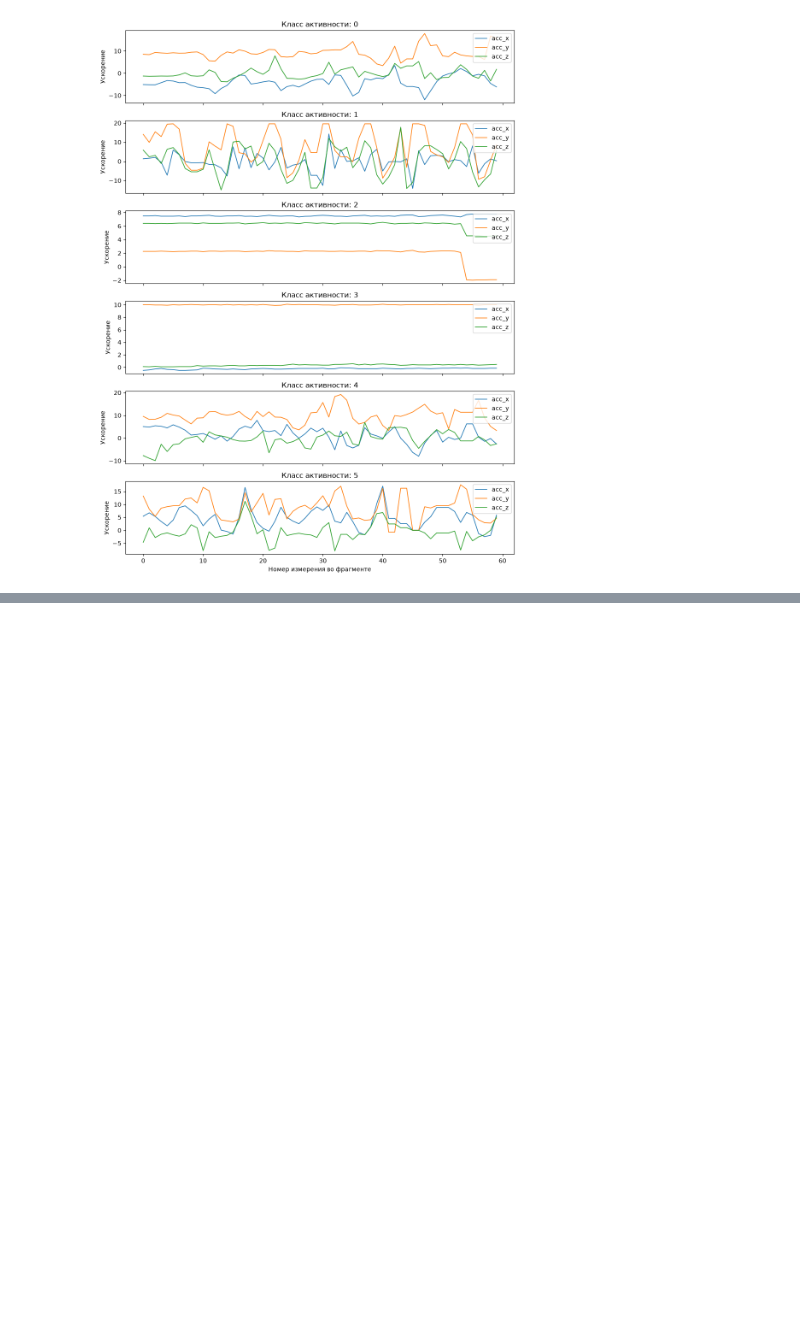
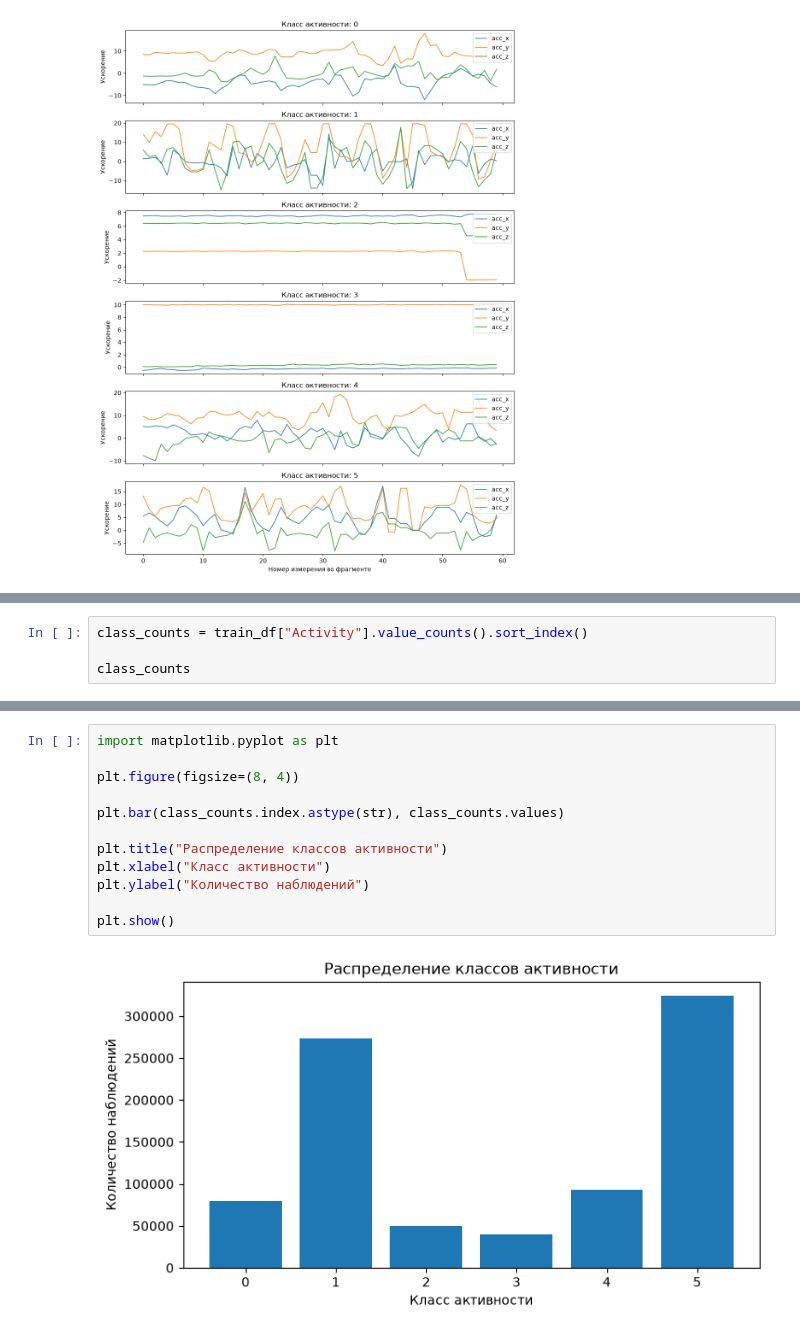
Before and after one commit to elena-kornaeva/Practice_Human-Activity-Recognition_Classifier, a Jupyter notebook: notebooks/01_EDA_and_Preprocessing_Additional.ipynb, the cells around one changed output, grey strips where cells are left out. Drawn from its saved outputs; the diff is of its cells as text; blank space fills up the shorter version.

```diff
--- a/notebooks/01_EDA_and_Preprocessing_Additional.ipynb
+++ b/notebooks/01_EDA_and_Preprocessing_Additional.ipynb
@@ -61,0 +64,4 @@ plt.show()
+# %%
+class_counts = train_df["Activity"].value_counts().sort_index()
+
+class_counts
@@ -61,0 +77,14 @@ plt.show()
+# %%
+import matplotlib.pyplot as plt
+
+plt.figure(figsize=(8, 4))
+
+plt.bar(class_counts.index.astype(str), class_counts.values)
+
+plt.title("Распределение классов активности")
+plt.xlabel("Класс активности")
+plt.ylabel("Количество наблюдений")
+
+plt.show()
+# %% [output]
+[figure, added]
```
Also changed, not shown: parts of 5 cells of this notebook.
